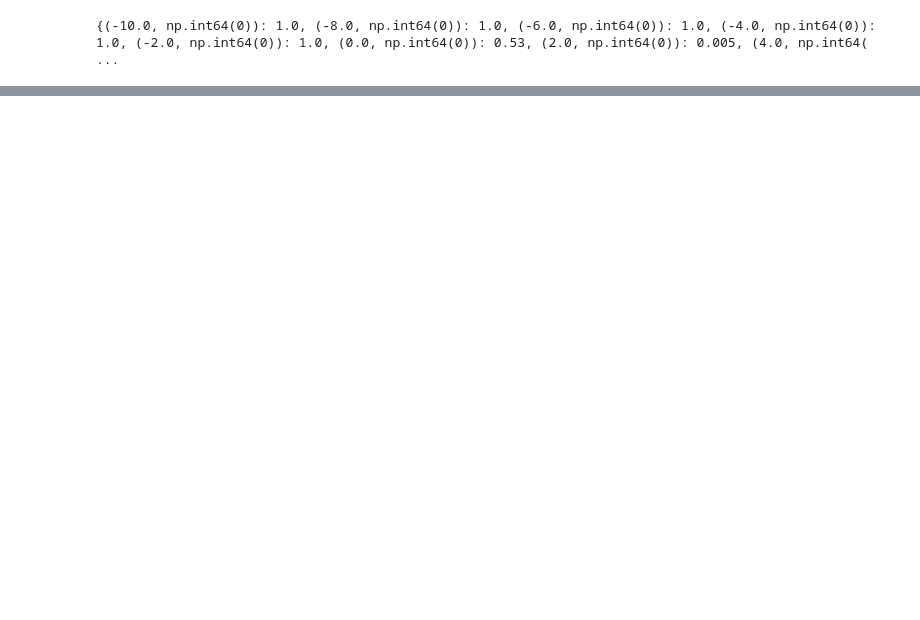
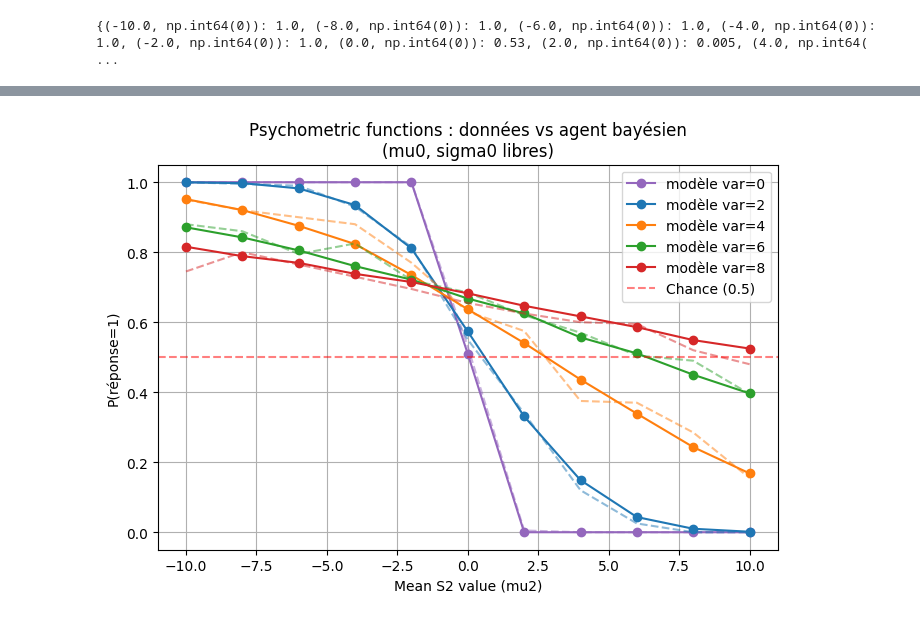
Before and after one commit to DasCes/bayesian_project_group, a Jupyter notebook: test_notebook.ipynb, the cells around one changed output, grey strips where cells are left out. Saved outputs shown, nothing was run; the diff lists cells and outputs as text; code cells hidden in the pictures; blank space fills up the shorter version.

```diff
--- a/test_notebook.ipynb
+++ b/test_notebook.ipynb
@@ -216,2 +223,99 @@ plt.plot(mse_array)
 # %%
-"t"
+import numpy as np
+import matplotlib.pyplot as plt
+from scipy.special import erf
+
+mus_test  = [-10,-8,-6,-4,-2,0,2,4,6,8,10]
+vars_test = [0,2,4,6,8]   # attention : il faut que ça colle aux std dans target
+
+mu1  = 0.0
+std1 = 0.2
+
+def sample_dobs(mu1, std1, mu2, std2, n_trials):
+    A = np.random.normal(mu1, std1, size=n_trials)
+    B = np.random.normal(mu2, std2, size=n_trials)
+    return A - B  # vecteur
+
+def posterior_params(dobs, std1, std2, mu0, std0):
+    var_lik = std1**2 + std2**2      # v
+    var0    = std0**2               # sigma0^2
+
+    sigma_post2 = 1.0 / (1.0/var0 + 1.0/var_lik)
+    mu_post     = sigma_post2 * (mu0/var0 + dobs/var_lik)
+    return mu_post, np.sqrt(sigma_post2)
+
+def Phi(z):
+    # CDF normale standard avec scipy.special.erf
+    return 0.5 * (1.0 + erf(z / np.sqrt(2.0)))
+
+def simulate_for_params(mu0, std0, n_trials=2000):
+    """
+    Calcule P_modèle(1) pour chaque (mu2, std2) via
+    E[ Phi(mu_post / sigma_post) ].
+    """
+    results = {}
+    for mu2 in mus_test:
+        for std2 in vars_test:
+            dobs = sample_dobs(mu1, std1, mu2, std2, n_trials)
+            mu_post, sigma_post = posterior_params(dobs, std1, std2, mu0, std0)
+            probs = Phi(mu_post / sigma_post)   # vecteur
+            results[(mu2, std2)] = probs.mean() # P_modèle(1)
+    return results
+
+def mse_for_params(mu0, std0, target, n_trials=2000):
+    sim = simulate_for_params(mu0, std0, n_trials=n_trials)
+    err = 0.0
+    for key, target_val in target.items():
+        err += (sim[key] - target_val)**2
+    return err / len(target), sim
+
+from tqdm import tqdm
+
+# ex : recherche sur [-5,5] pour mu0, [0.5,6] pour std0
+mu0_grid  = np.linspace(-3, 3, 110)     # pas de 0.25
+std0_grid = np.linspace(0.1, 5.0, 100)  # pas de ~0.19
+
+best_mu0  = None
+best_std0 = None
+best_mse  = np.inf
+best_sim  = None
+
+print("Grid search sur (mu0, std0) ...")
+
+for mu0 in tqdm(mu0_grid):
+    for std0 in std0_grid:
+        mse, sim = mse_for_params(mu0, std0, target, n_trials=2000)
+        if mse < best_mse:
+            best_mse  = mse
+            best_mu0  = mu0
+            best_std0 = std0
+            best_sim  = sim
+
+print("\nBEST PARAMETERS :")
+print(f"mu0={best_mu0:.3f}, std0={best_std0:.3f}, MSE={best_mse:.6f}")
+
+plt.figure(figsize=(8,5))
+colors = {
+    0: "tab:purple",
+    2: "tab:blue",
+    4: "tab:orange",
+    6: "tab:green",
+    8: "tab:red"
+}
+
+for std2 in vars_test:
+    xs = mus_test
+    ys_model  = [best_sim[(mu2, std2)]   for mu2 in mus_test]
+    ys_target = [target[(mu2, std2)]     for mu2 in mus_test]
+
+    plt.plot(xs, ys_model,  "-o", label=f"modèle var={std2}",  color=colors[std2])
+    plt.plot(xs, ys_target, "--",  alpha=0.5, color=colors[std2])
+
+plt.axhline(0.5, linestyle="--", color="red", alpha=0.5, label="Chance (0.5)")
+plt.xlabel("Mean S2 value (mu2)")
+plt.ylabel("P(réponse=1)")
+plt.title("Psychometric functions : données vs agent bayésien\n(mu0, sigma0 libres)")
+plt.legend()
+plt.grid(True)
+plt.show()
+# %% [output]
@@ -217,0 +325 @@ plt.plot(mse_array)
+[figure, added]
```
Also changed, not shown: parts of 5 cells of this notebook, 7 other files.
